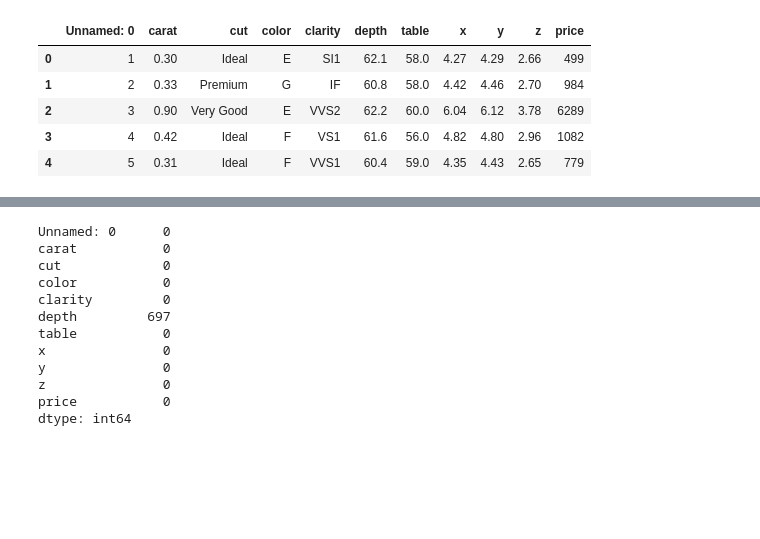
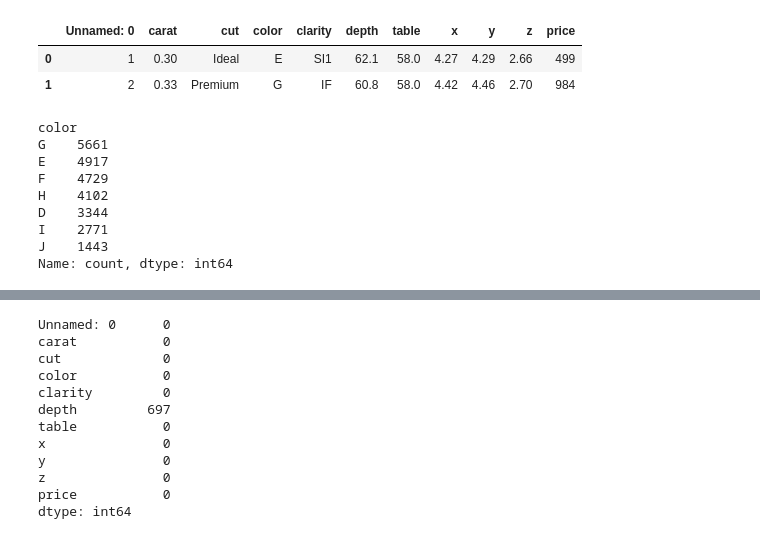
Before and after one commit to rimjhimjha/gemstone_price_prediction-pipeline, a Jupyter notebook: experiment/experiments.ipynb, the cells around one changed output, grey strips where cells are left out. Drawn from its saved outputs; the diff is of its cells as text; code cells hidden in the pictures; blank space fills up the shorter version.

```diff
--- a/experiment/experiments.ipynb
+++ b/experiment/experiments.ipynb
@@ -4,12 +4,21 @@ import os
 # %%
 data = pd.read_csv("dataset/sample_submission.csv")
 # %%
-data.head(5)
+data.head(2)
 # %% [output]
 |  | Unnamed: 0 | carat | cut | color | clarity | depth | table | x | y | z | price |
 | 0 | 1 | 0.30 | Ideal | E | SI1 | 62.1 | 58.0 | 4.27 | 4.29 | 2.66 | 499 |
 | 1 | 2 | 0.33 | Premium | G | IF | 60.8 | 58.0 | 4.42 | 4.46 | 2.70 | 984 |
-| 2 | 3 | 0.90 | Very Good | E | VVS2 | 62.2 | 60.0 | 6.04 | 6.12 | 3.78 | 6289 |
-| 3 | 4 | 0.42 | Ideal | F | VS1 | 61.6 | 56.0 | 4.82 | 4.80 | 2.96 | 1082 |
-| 4 | 5 | 0.31 | Ideal | F | VVS1 | 60.4 | 59.0 | 4.35 | 4.43 | 2.65 | 779 |
+# %%
+data["color"].value_counts()
+# %% [output]
+color
+G    5661
+E    4917
+F    4729
+H    4102
+D    3344
+I    2771
+J    1443
+Name: count, dtype: int64
 # %%
```
Also changed, not shown: parts of 83 cells of this notebook, 1 other file.
